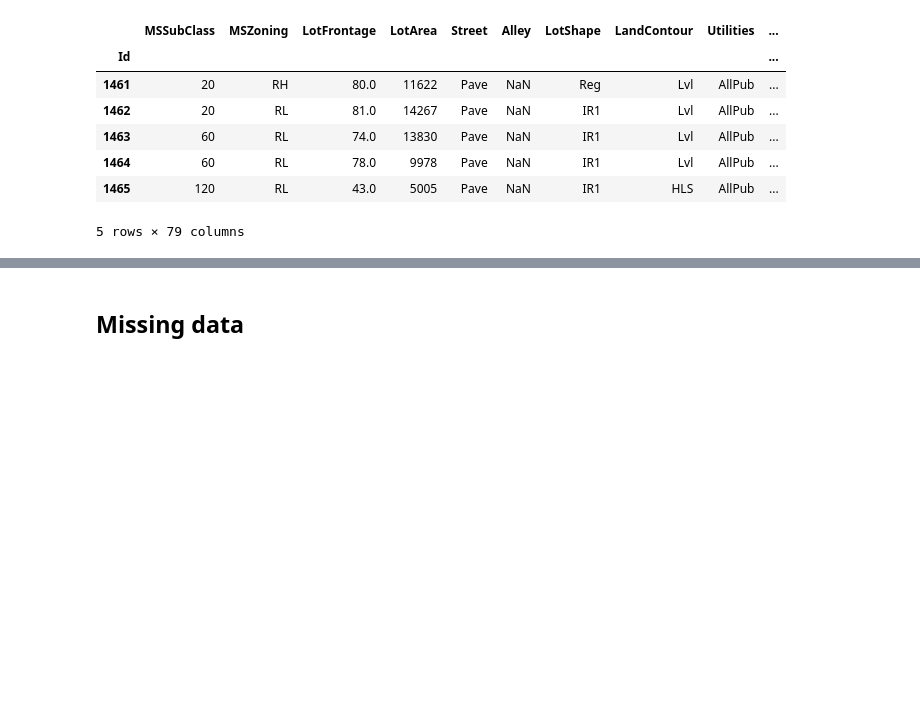
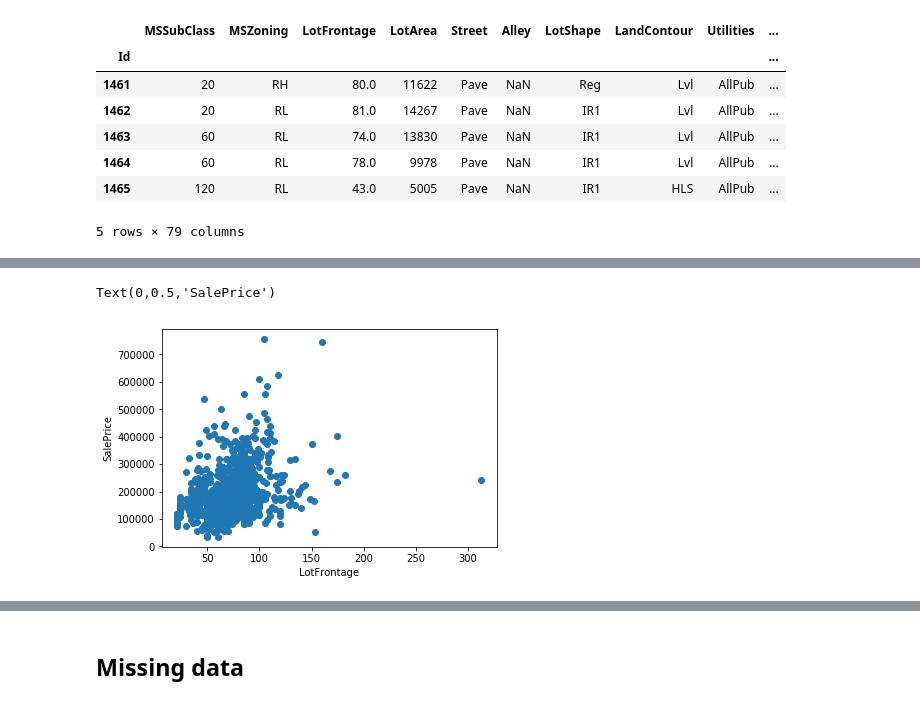
Before and after one commit to knrick/Kaggle-House-Prices-Comptetition, a Jupyter notebook: main.ipynb, the cells around one changed output, grey strips where cells are left out. Cells and saved outputs as stored; diff of their text form; code cells hidden in the pictures; blank space fills up the shorter version.

```diff
--- a/main.ipynb
+++ b/main.ipynb
@@ -51,0 +73,7 @@ Index(['MSSubClass', 'MSZoning', 'LotFrontage', 'LotArea', 'Street', 'Alley',
+# %%
+plt.scatter(train.LotFrontage, train.SalePrice)
+plt.xlabel('LotFrontage')
+plt.ylabel('SalePrice')
+# %% [output]
+Text(0,0.5,'SalePrice')
+[figure, added]
```
Also changed, not shown: parts of 91 cells of this notebook.
